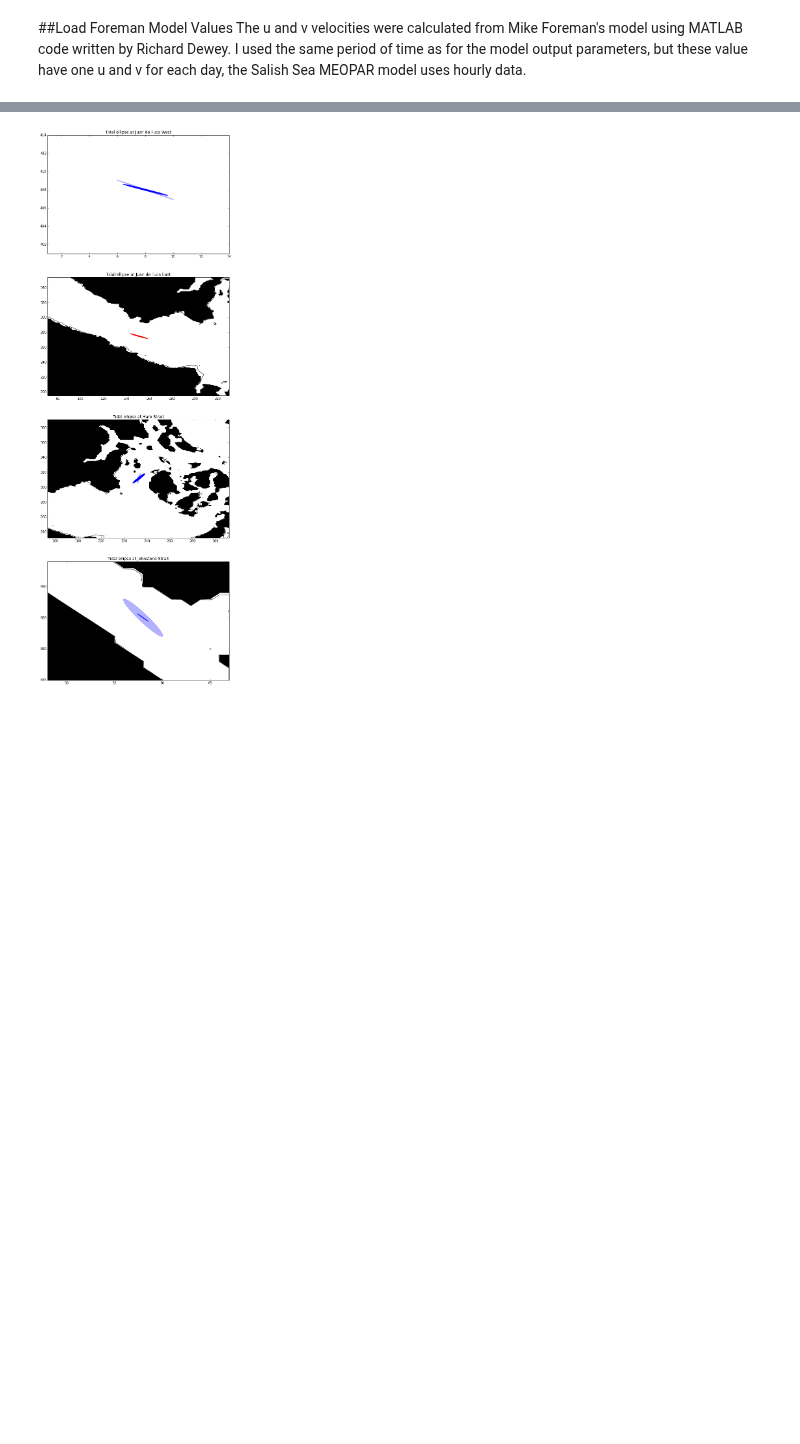
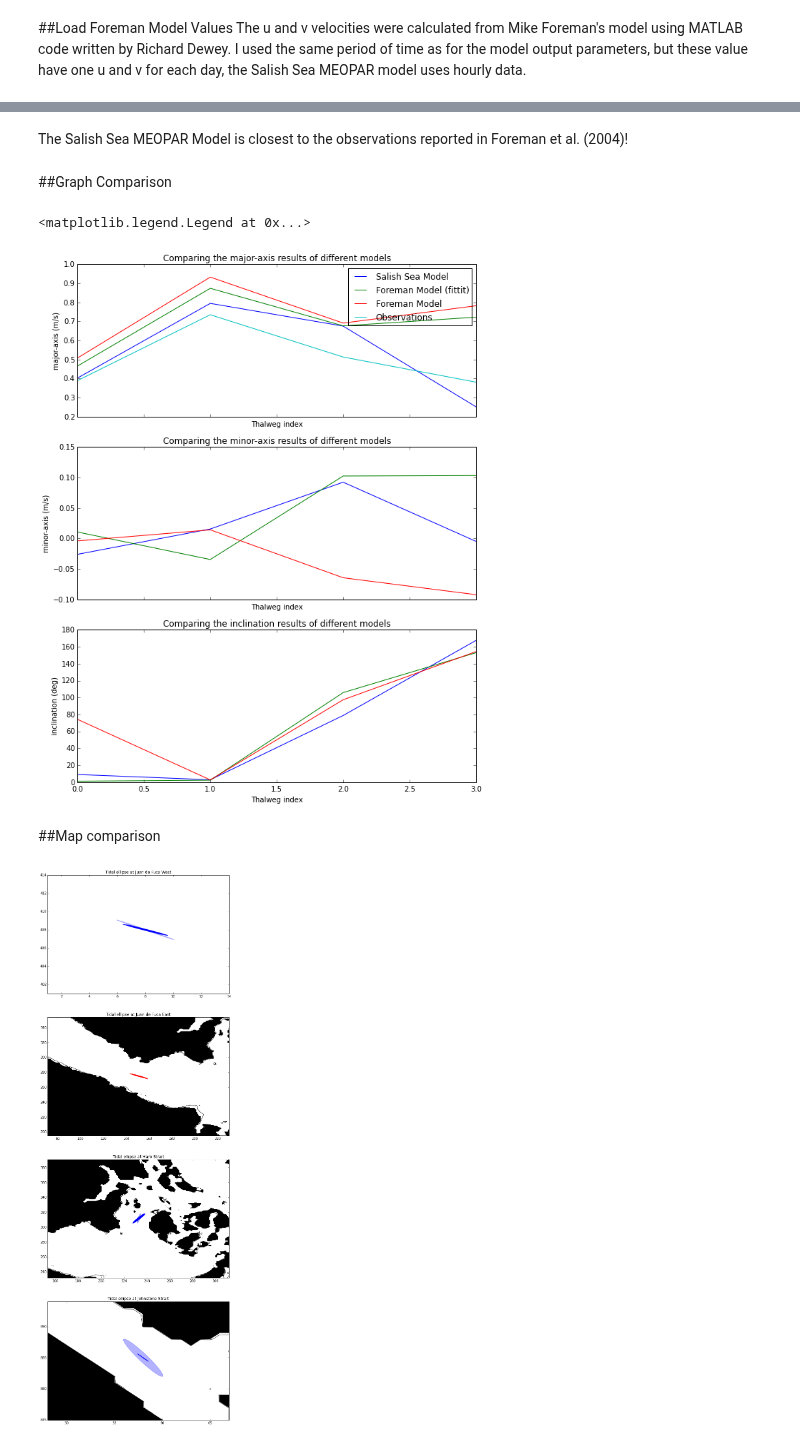
Before and after one commit to SalishSeaCast/analysis, a Jupyter notebook: Muriel/EllipsesCompaisonswithForemanModel.ipynb, the cells around one changed output, grey strips where cells are left out. Saved outputs shown, nothing was run; the diff lists cells and outputs as text; code cells hidden in the pictures; blank space fills up the shorter version.

Commit message:
Add direct matlab parameter import and line plot comparisons

```diff
--- a/Muriel/EllipsesCompaisonswithForemanModel.ipynb
+++ b/Muriel/EllipsesCompaisonswithForemanModel.ipynb
@@ -35,9 +35,9 @@ t_o = to.strftime('%d%b%y').lower()
 t_f = tf.strftime('%d%b%y').lower()
 
 loc = ['JuanW', 'JuanE', 'Haro', 'JS']
-count = np.arange(0,4)
+count = np.arange(0,5)
 params = np.zeros((4,39,5))
-params_av = np.zeros((8,8))
+params_av = np.zeros((4,8))
 cols=np.arange(0,5)
 
 for i,j in zip(loc,count):
@@ -181,3 +185,12 @@ for i in np.arange(0,4):
     CX, SX, CY, SY, ap, am, ep, em, major, minor, theta, phase = tidetools.ellipse_params (uM2amp, uM2pha, vM2amp, vM2pha)
     CX_k, SX_k, CY_k, SY_k, ap_k, am_k, ep_k, em_k, major_k, minor_k, theta_k, phase_k = tidetools.ellipse_params (uK1amp, uK1pha, vK1amp, vK1pha)
     params_f[i,:] = [major/10, minor/10, theta, phase]
+# %%
+param_mat = sio.loadmat('/ocean/mdunn/Tides/param_foreman.mat')['params']
+
+loc = ['Juan de Fuca West','Juan de Fuca East','Haro Strait','Johnstone Strait ']
+k = np.arange(0,4)
+param_mat[:,0:2] = param_mat[:,0:2]/100
+
+obs_amp = [0.389, 0.735, 0.513, 0.381]
+obs_pha = [294, 304, 312, 88]
@@ -206,0 +220,4 @@ print ' Johnstone Strait    {0:.2f}      {1:.2f}        {2:.0f}
+# %%
+loc = ['Juan de Fuca West','Juan de Fuca East','Haro Strait','Johnstone Strait ']
+k = np.arange(0,4)
+foreman2004 = [50.2/100, 93.2/100, 60.1/100, 65.2/100]
@@ -207,3 +240,31 @@ print ' Johnstone Strait    {0:.2f}      {1:.2f}        {2:.0f}
+# %% [markdown]
+The Salish Sea MEOPAR Model is closest to the observations reported in Foreman et al. (2004)!
+# %% [markdown]
+##Graph Comparison
+# %%
+
+count = np.arange(0,4)
+parameter = ['major-axis', 'minor-axis', 'inclination']
+unit = ['m/s','m/s','deg']
+# %%
+fig, (ax0, ax1, ax2)= plt.subplots(3,1,figsize=(10,13), sharex=True)
+
+for ax , k, par, u in zip([ax0, ax1, ax2], np.arange(0,3), parameter, unit):
+    ax.plot(count[:],params_av[:,k], '-', label='Salish Sea Model')
+    ax.plot(count[:], params_f[:,k], '-', label='Foreman Model (fittit)')
+    ax.plot(count[:], param_mat[:,k], '-', label='Foreman Model')
+    if ax == ax0:
+        ax.plot(count[:], obs_amp[:], '-',label='Observations')
+
+    ax.set_title('Comparing the {} results of different models'.format(par))
+    ax.set_xlabel('Thalweg index')
+    ax.set_ylabel('{} ({})'.format(par,u))
+ax0.legend()
+# %% [output]
+<matplotlib.legend.Legend at 0x...>
+[figure, added]
+# %% [markdown]
+##Map comparison
 # %%
 phi=0
 fig, ax = plt.subplots(4 , 1, figsize=(10,30))
```
Also changed, not shown: parts of 6 cells of this notebook.
